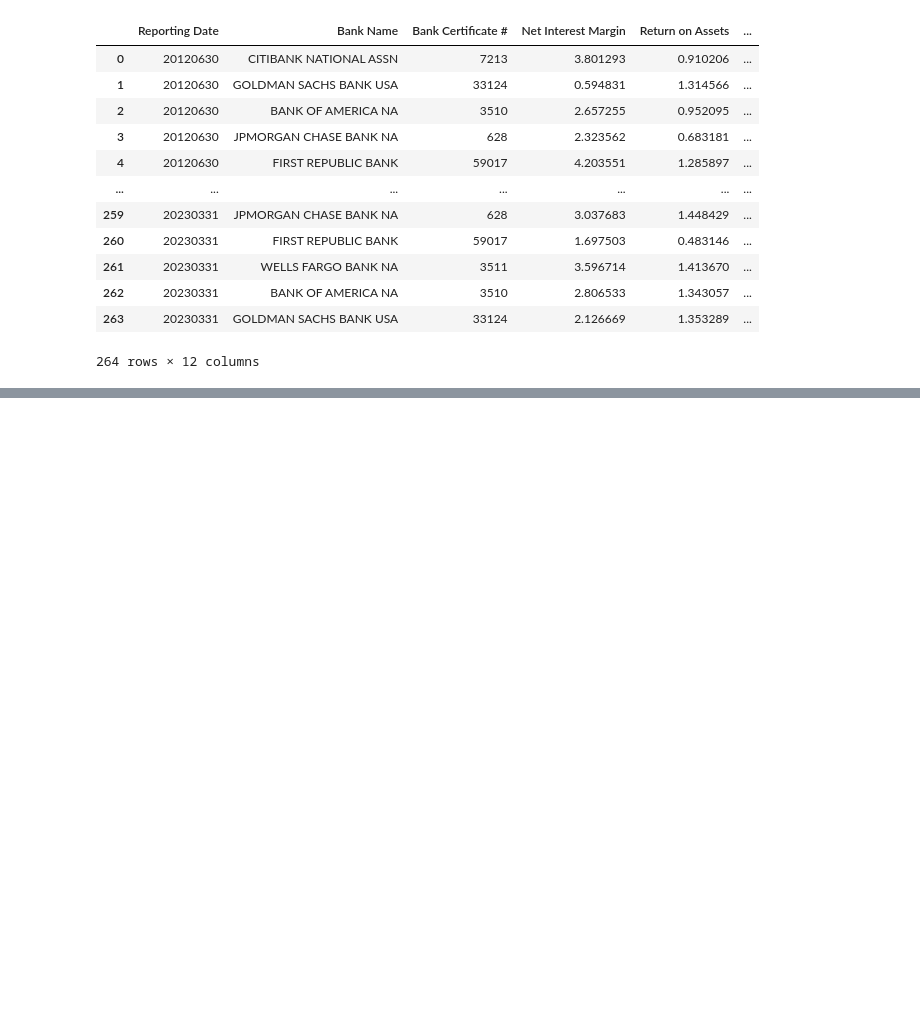
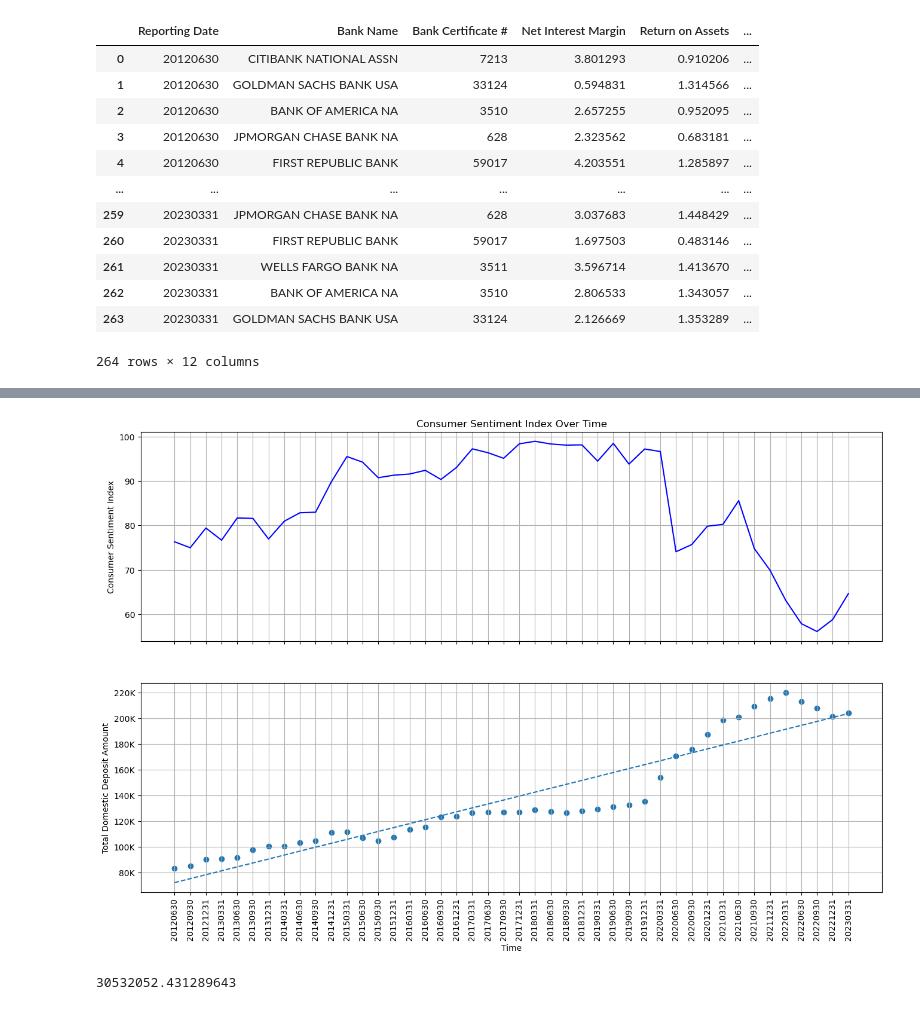
Before and after one commit to florencex5/Finance_Project_1, a Jupyter notebook: FDIC API Bank DataFrames_Correlation.ipynb, the cells around one changed output, grey strips where cells are left out. Drawn from its saved outputs; the diff is of its cells as text; code cells hidden in the pictures; blank space fills up the shorter version.

```diff
--- a/FDIC API Bank DataFrames_Correlation.ipynb
+++ b/FDIC API Bank DataFrames_Correlation.ipynb
@@ -339,0 +418,42 @@ renamed_consumer_index.head()
+# %%
+#VERSION 1: To combine CSI and Chase Total Deposit Amount
+
+import matplotlib.ticker as ticker
+
+
+# Data for the first graph
+x_axis = np.arange(len(new_bank_asset["Reporting Date"].unique()))
+tick_locations = [value for value in x_axis]
+
+# Create a figure and two subplots
+fig, (ax1, ax2) = plt.subplots(2, 1, sharex=True, figsize=(16, 10))
+
+# Plot the first graph
+ax1.plot(x_axis, CSI, color="blue")
+ax1.set_ylabel("Consumer Sentiment Index")
+ax1.set_title("Consumer Sentiment Index Over Time")
+ax1.grid(True)
+
+# Data for the second graph
+p_slope, p_int, p_r, p_p, p_std_err = stats.linregress(x_axis, chase_dep_csi)
+p_fit = p_slope * x_axis + p_int
+
+# Plot the second graph
+ax2.scatter(x_axis, chase_dep_csi)
+ax2.plot(x_axis, p_fit, "--")
+ax2.set_ylabel("Total Domestic Deposit Amount")
+ax2.set_xlabel("Time")
+
+# Set x-axis tick locations and labels
+ax2.set_xticks(tick_locations)
+ax2.set_xticklabels(new_bank_asset["Reporting Date"].unique(), rotation="vertical")
+formatter = ticker.FuncFormatter(lambda x, pos: '{:.0f}K'.format(x * 1e-7))
+ax2.yaxis.set_major_formatter(formatter)
+
+# Display the figure
+plt.grid()
+plt.show()
+print(p_slope)
+# %% [output]
+[figure, added]
+30532052.431289643
```
Also changed, not shown: parts of 12 cells of this notebook, 9 other files.
